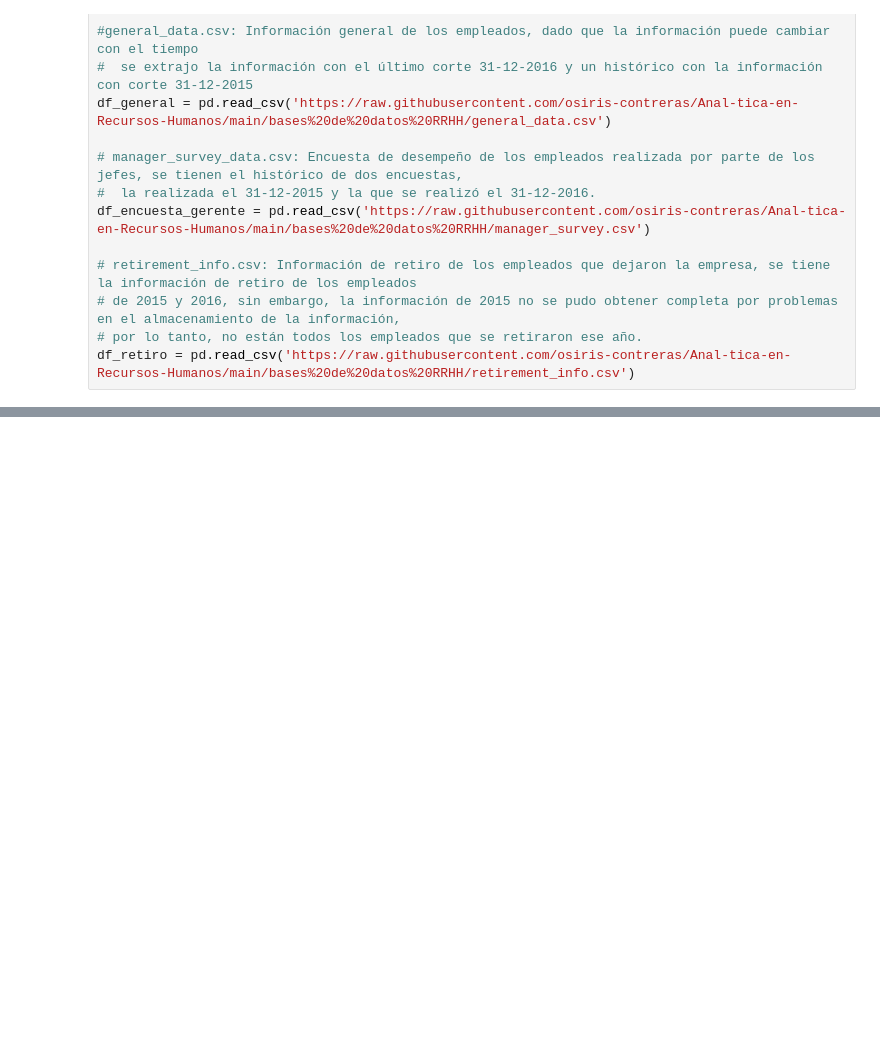
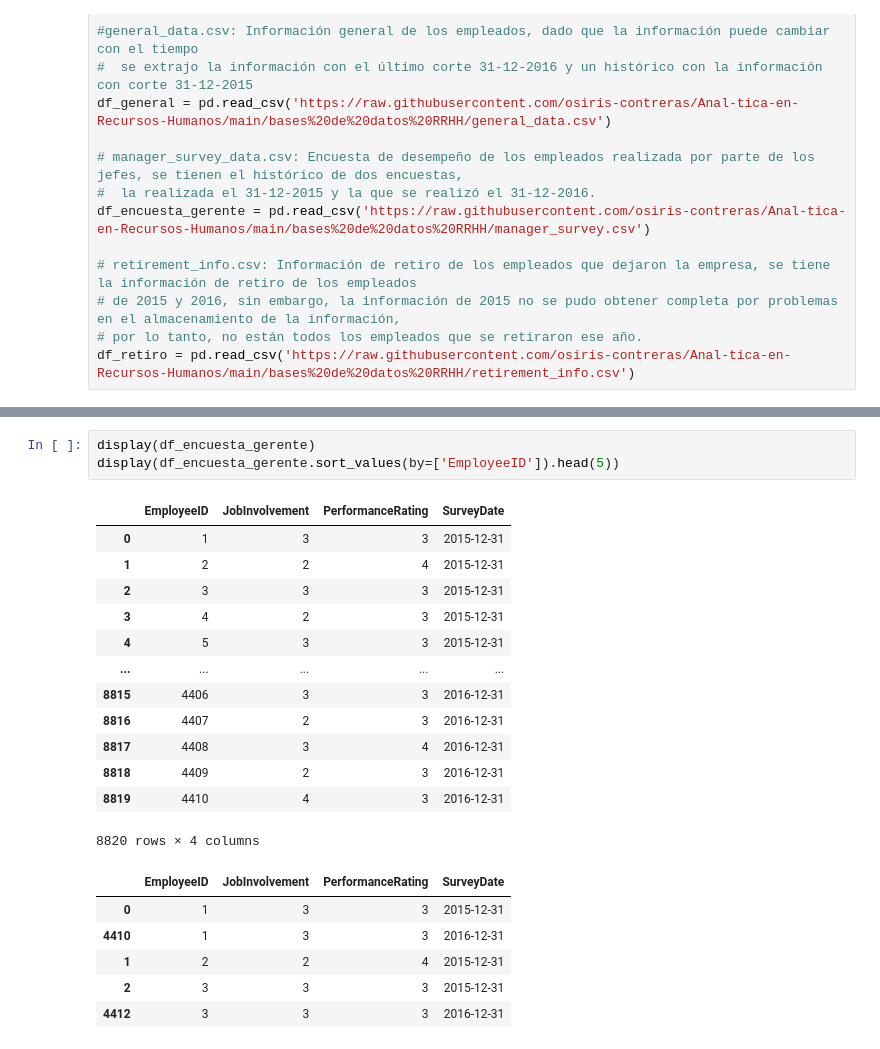
Before and after one commit to osiris-contreras/Anal-tica-en-Recursos-Humanos, a Jupyter notebook: preprocesamieto_de_datos.ipynb, the cells around one changed output, grey strips where cells are left out. Saved outputs shown, nothing was run; the diff lists cells and outputs as text; blank space fills up the shorter version.

```diff
--- a/preprocesamieto_de_datos.ipynb
+++ b/preprocesamieto_de_datos.ipynb
@@ -53,0 +73,23 @@ display(df_encuesta_empleado.sort_values(by=['EmployeeID']).head(10))
+# %%
+display(df_encuesta_gerente)
+display(df_encuesta_gerente.sort_values(by=['EmployeeID']).head(5))
+# %% [output]
+|  | EmployeeID | JobInvolvement | PerformanceRating | SurveyDate |
+| 0 | 1 | 3 | 3 | 2015-12-31 |
+| 1 | 2 | 2 | 4 | 2015-12-31 |
+| 2 | 3 | 3 | 3 | 2015-12-31 |
+| 3 | 4 | 2 | 3 | 2015-12-31 |
+| 4 | 5 | 3 | 3 | 2015-12-31 |
+| ... | ... | ... | ... | ... |
+| 8815 | 4406 | 3 | 3 | 2016-12-31 |
+| 8816 | 4407 | 2 | 3 | 2016-12-31 |
+| 8817 | 4408 | 3 | 4 | 2016-12-31 |
+| 8818 | 4409 | 2 | 3 | 2016-12-31 |
+| 8819 | 4410 | 4 | 3 | 2016-12-31 |
+8820 rows × 4 columns
+|  | EmployeeID | JobInvolvement | PerformanceRating | SurveyDate |
+| 0 | 1 | 3 | 3 | 2015-12-31 |
+| 4410 | 1 | 3 | 3 | 2016-12-31 |
+| 1 | 2 | 2 | 4 | 2015-12-31 |
+| 2 | 3 | 3 | 3 | 2015-12-31 |
+| 4412 | 3 | 3 | 3 | 2016-12-31 |
```
Also changed, not shown: parts of 3 cells of this notebook.
